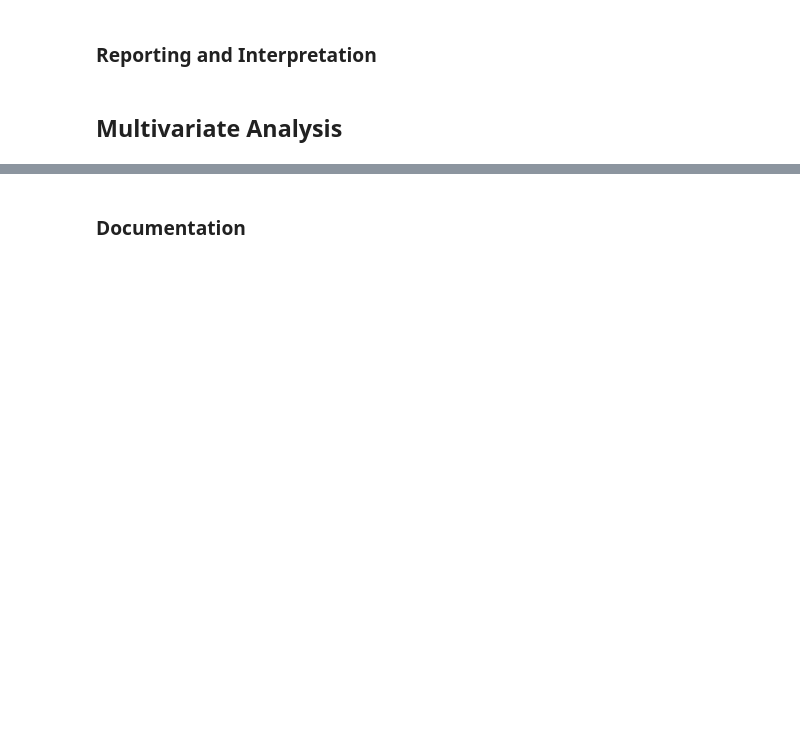
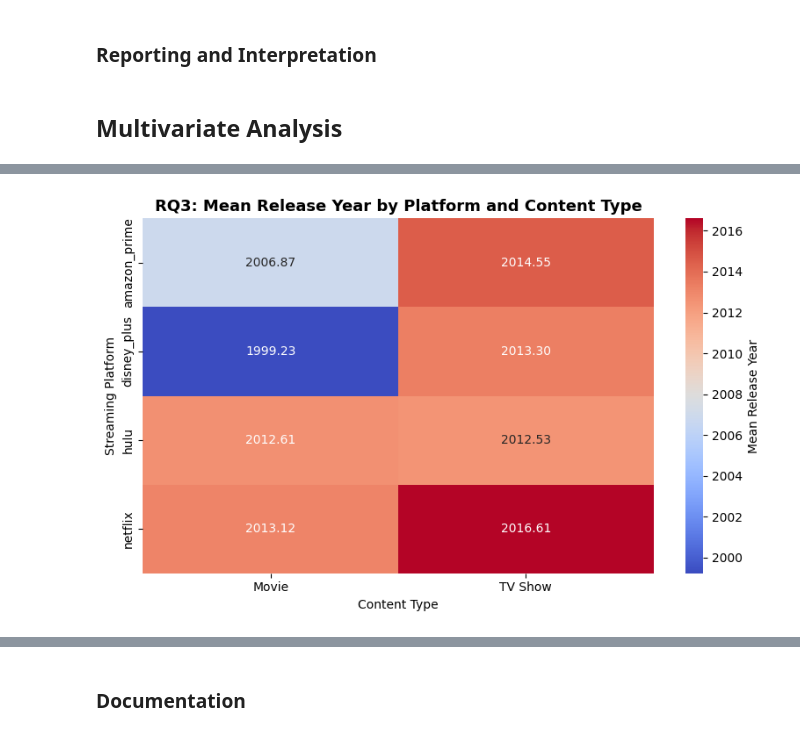
Before and after one commit to karisp94/si618_project, a Jupyter notebook: ProjectPart2.ipynb, the cells around one changed output, grey strips where cells are left out. Saved outputs shown, nothing was run; the diff lists cells and outputs as text; code cells hidden in the pictures; blank space fills up the shorter version.

```diff
--- a/ProjectPart2.ipynb
+++ b/ProjectPart2.ipynb
@@ -274,0 +566,8 @@ netflix            0.696151  0.303849
+# %%
+# 3. Can observations be accurately classified as "Movie" or "TV Show" by their known attributes?
+print("RQ3 - PIVOT TABLE: Mean Release Year by Platform and Content Type")
+print("=" * 60)
+pivot_year = streaming_full.pivot_table(
+    values="release_year", index="channel_streaming", columns="movie_or_serie", aggfunc="mean"
+)
+print(pivot_year.round(2))
@@ -274,0 +583,11 @@ netflix            0.696151  0.303849
+# %%
+# Heatmaps: genre x platform, split by content type
+plt.figure(figsize=(8, 5))
+sns.heatmap(pivot_year, annot=True, fmt=".2f", cmap="coolwarm", cbar_kws={"label": "Mean Release Year"})
+plt.title("RQ3: Mean Release Year by Platform and Content Type", fontsize=13, fontweight="bold")
+plt.xlabel("Content Type")
+plt.ylabel("Streaming Platform")
+plt.tight_layout()
+plt.show()
+# %% [output]
+[figure, added]
```
Also changed, not shown: parts of 15 cells of this notebook.
